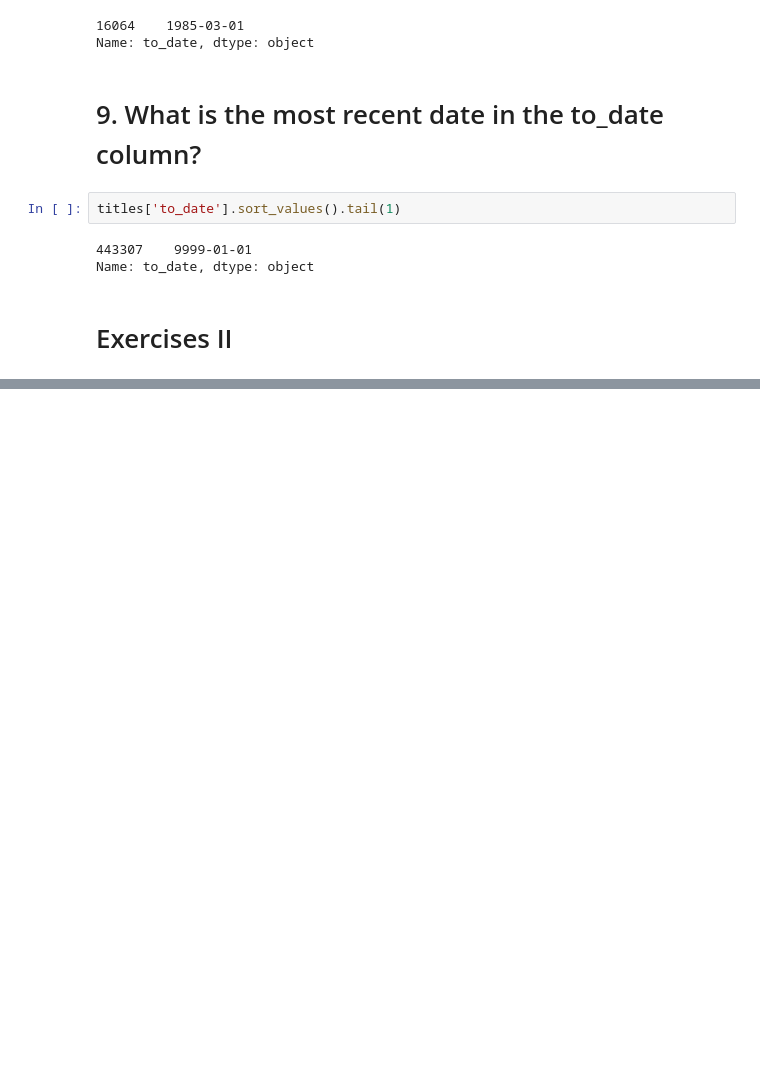
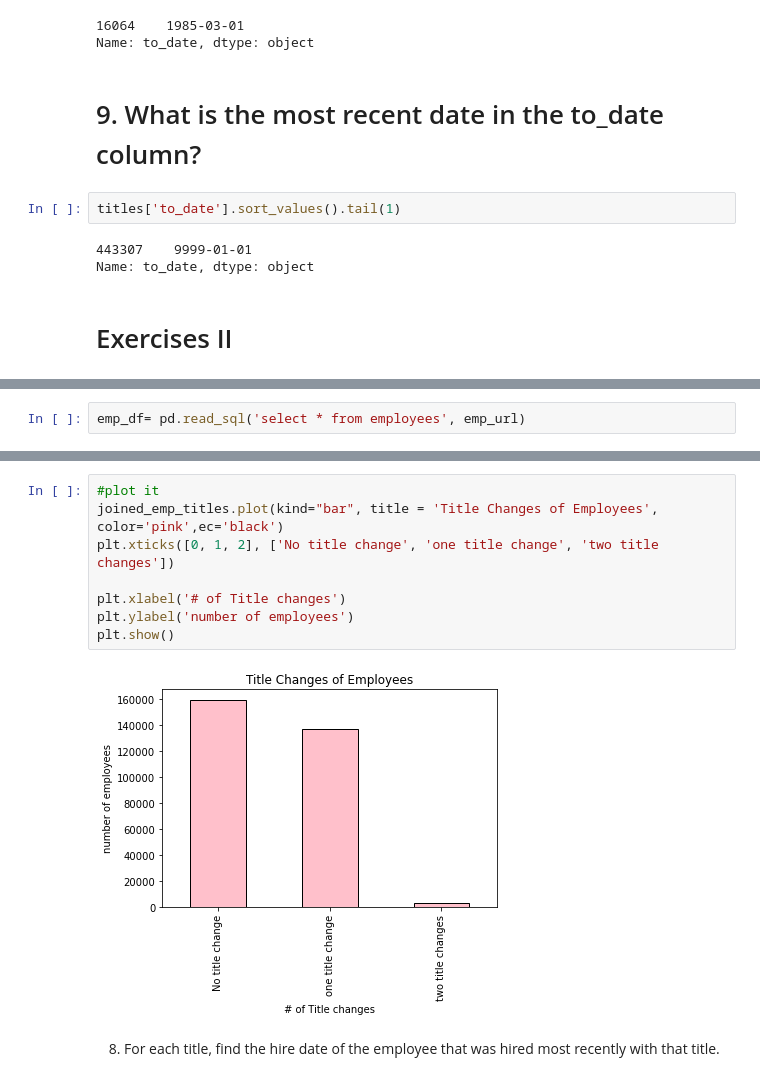
Before and after one commit to LinhQuach13/numpy-pandas-visualization-exercises, a Jupyter notebook: advanced_dataframes.ipynb, the cells around one changed output, grey strips where cells are left out. Cells and saved outputs as stored; diff of their text form; blank space fills up the shorter version.

```diff
--- a/advanced_dataframes.ipynb
+++ b/advanced_dataframes.ipynb
@@ -203,0 +563,2 @@ Name: to_date, dtype: object
+# %%
+emp_df= pd.read_sql('select * from employees', emp_url)
@@ -203,0 +612,12 @@ Name: to_date, dtype: object
+# %%
+#plot it
+joined_emp_titles.plot(kind="bar", title = 'Title Changes of Employees', color='pink',ec='black')
+plt.xticks([0, 1, 2], ['No title change', 'one title change', 'two title changes'])
+
+plt.xlabel('# of Title changes')
+plt.ylabel('number of employees')
+plt.show()
+# %% [output]
+[figure, added]
+# %% [markdown]
+8. For each title, find the hire date of the employee that was hired most recently with that title.
```
Also changed, not shown: parts of 97 cells of this notebook.
